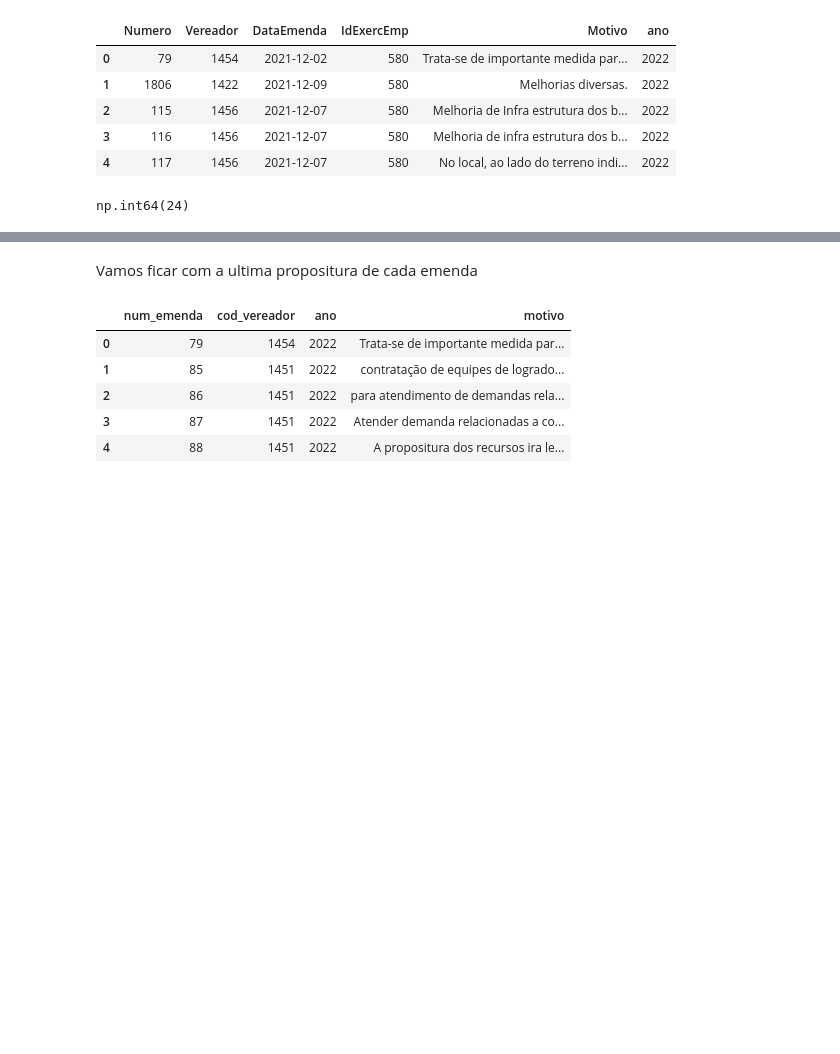
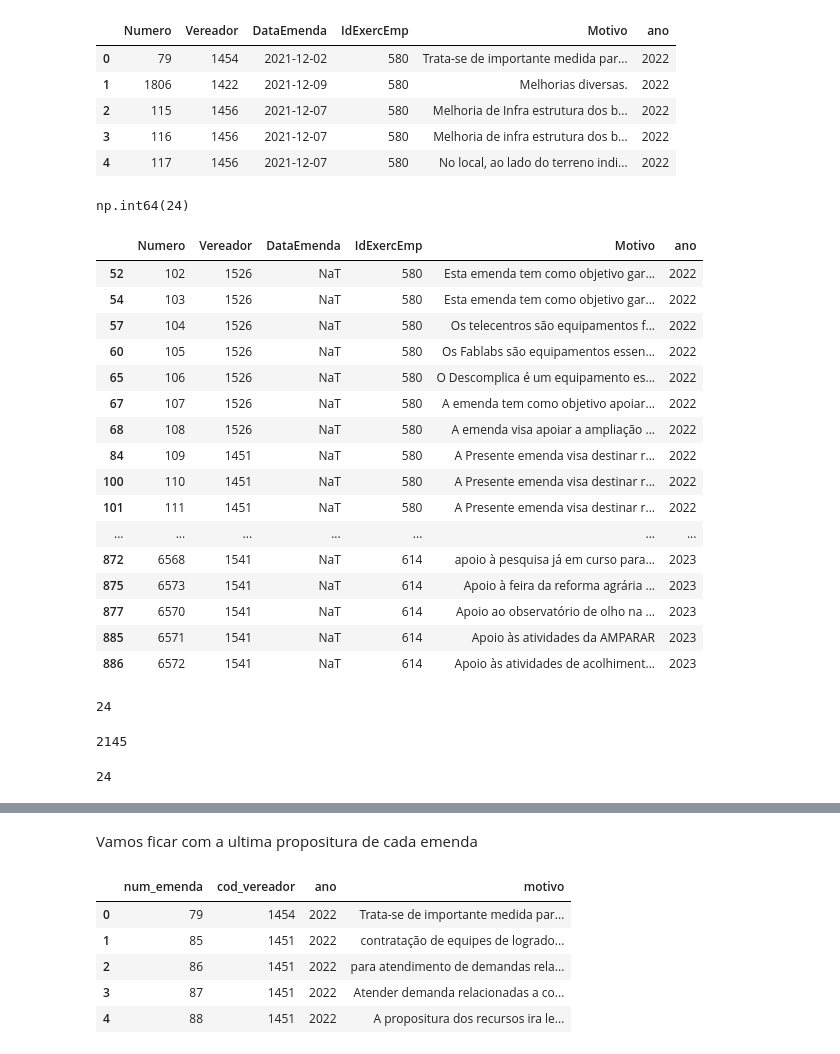
Before and after one commit to h-pgy/artigo_regionalizacao_emendas, a Jupyter notebook: 04_extract_and_clean_emendas_data.ipynb, the cells around one changed output, grey strips where cells are left out. Cells and saved outputs as stored; diff of their text form; code cells hidden in the pictures; blank space fills up the shorter version.

Commit message:
fix data da emenda que estava vazia

```diff
--- a/04_extract_and_clean_emendas_data.ipynb
+++ b/04_extract_and_clean_emendas_data.ipynb
@@ -246,4 +246,39 @@ df_emendas_vereadores['DataEmenda'].isna().sum()
 # %% [output]
 np.int64(24)
 # %%
-df_emendas_vereadores = df_emendas_vereadores[df_emendas_vereadores['DataEmenda'].notnull()].reset_index(drop=True)
+#algumas emendas não possuem data. vamos colocar elas com uma data no futuro para que elas não sejam perdidas
+
+df_emendas_vereadores[df_emendas_vereadores['DataEmenda'].isnull()]
+# %% [output]
+|  | Numero | Vereador | DataEmenda | IdExercEmp | Motivo | ano |
+| 52 | 102 | 1526 | NaT | 580 | Esta emenda tem como objetivo gar... | 2022 |
+| 54 | 103 | 1526 | NaT | 580 | Esta emenda tem como objetivo gar... | 2022 |
+| 57 | 104 | 1526 | NaT | 580 | Os telecentros são equipamentos f... | 2022 |
+| 60 | 105 | 1526 | NaT | 580 | Os Fablabs são equipamentos essen... | 2022 |
+| 65 | 106 | 1526 | NaT | 580 | O Descomplica é um equipamento es... | 2022 |
+| 67 | 107 | 1526 | NaT | 580 | A emenda tem como objetivo apoiar... | 2022 |
+| 68 | 108 | 1526 | NaT | 580 | A emenda visa apoiar a ampliação ... | 2022 |
+| 84 | 109 | 1451 | NaT | 580 | A Presente emenda visa destinar r... | 2022 |
+| 100 | 110 | 1451 | NaT | 580 | A Presente emenda visa destinar r... | 2022 |
+| 101 | 111 | 1451 | NaT | 580 | A Presente emenda visa destinar r... | 2022 |
+| ... | ... | ... | ... | ... | ... | ... |
+| 872 | 6568 | 1541 | NaT | 614 | apoio à pesquisa já em curso para... | 2023 |
+| 875 | 6573 | 1541 | NaT | 614 | Apoio à feira da reforma agrária ... | 2023 |
+| 877 | 6570 | 1541 | NaT | 614 | Apoio ao observatório de olho na ... | 2023 |
+| 885 | 6571 | 1541 | NaT | 614 | Apoio às atividades da AMPARAR | 2023 |
+| 886 | 6572 | 1541 | NaT | 614 | Apoio às atividades de acolhiment... | 2023 |
+# %%
+emendas_sem_data = df_emendas_vereadores[df_emendas_vereadores['DataEmenda'].isnull()][['Numero', 'ano']] \
+    .apply(lambda row: f"{row['Numero']}-{row['ano']}", axis=1).tolist()
+
+print(len(emendas_sem_data))
+emendas_sem_data = set(emendas_sem_data)
+# %% [output]
+24
+# %%
+emendas_com_data = df_emendas_vereadores[df_emendas_vereadores['DataEmenda'].notnull()][['Numero', 'ano']] \
+    .apply(lambda row: f"{row['Numero']}-{row['ano']}", axis=1).tolist()
+print(len(emendas_com_data))
+emendas_com_data = set(emendas_com_data)
+# %% [output]
+2145
@@ -249,0 +287,4 @@ df_emendas_vereadores = df_emendas_vereadores[df_emendas_vereadores['DataEmenda'
+# %%
+len(emendas_sem_data_nenhuma)
+# %% [output]
+24
```
Also changed, not shown: parts of 12 cells of this notebook.
